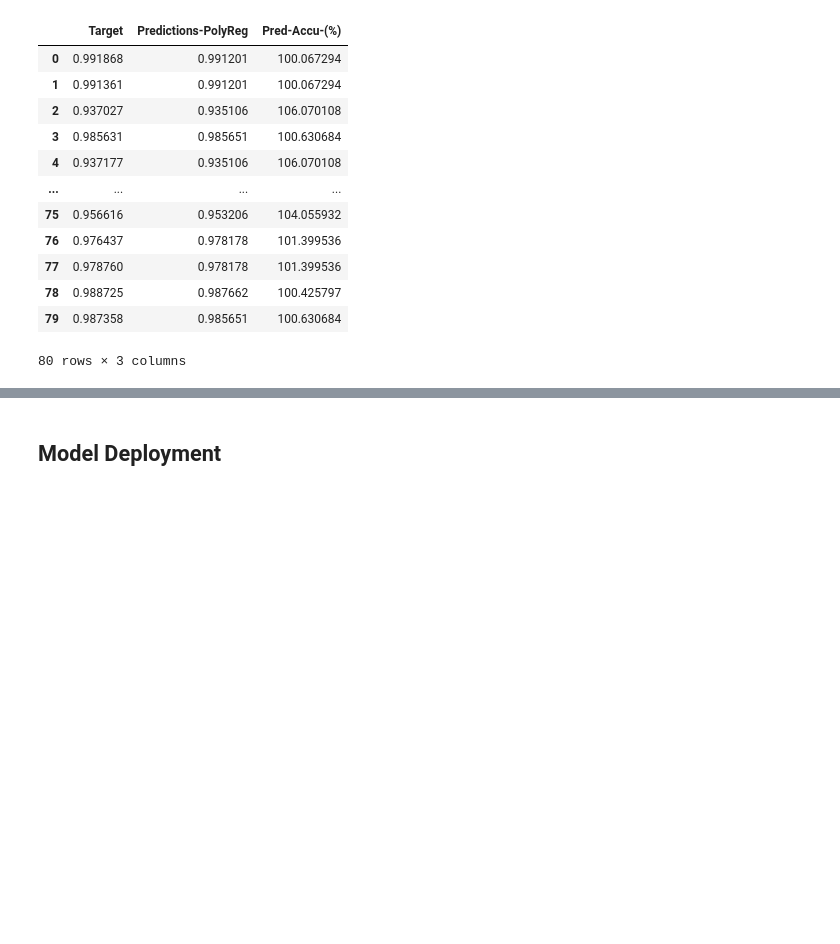
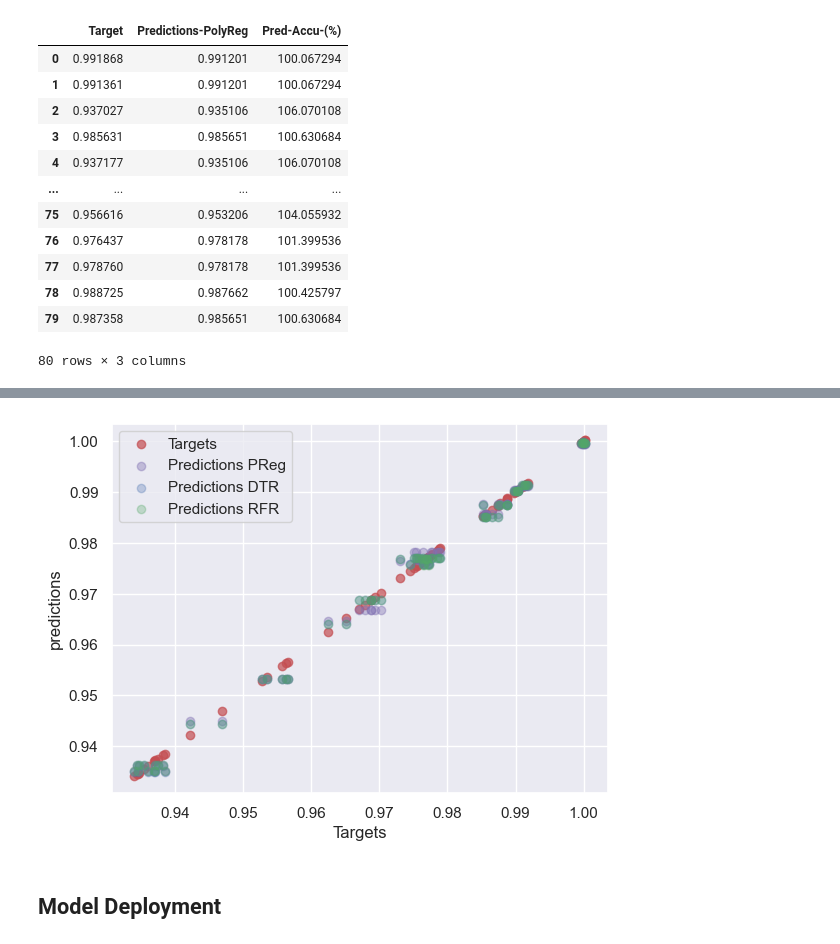
Before and after one commit to nirmalparmarphd/microDSC_error_prediction, a Jupyter notebook: ml_dsc_error_prediction.ipynb, the cells around one changed output, grey strips where cells are left out. Drawn from its saved outputs; the diff is of its cells as text; code cells hidden in the pictures; blank space fills up the shorter version.

```diff
--- a/ml_dsc_error_prediction.ipynb
+++ b/ml_dsc_error_prediction.ipynb
@@ -604 +613,5 @@ Uncertainty of the ANN model: 2.1667 [%]
 Average test prediction precision 97.8333 [%]
+# %%
+result_all = pd.concat([target_test, prediction_polyreg, prediction, prediction_rfr], axis=1, ignore_index=True)
+result_all.columns = ['Target', 'Prediction_pr', 'Prediction_dtr', 'Prediction_rfr']
+result_all
@@ -605,3 +632,14 @@ Average test prediction precision 97.8333 [%]
+# %%
+plt.scatter(result_all['Target'], result_all['Target'], alpha=0.7, color='r', label='Targets')
+plt.scatter(result_all['Target'], result_all.iloc[:,1], alpha=0.4, color='m', label='Predictions PReg')
+plt.scatter(result_all['Target'], result_all.iloc[:,2], alpha=0.3, color='b', label='Predictions DTR')
+plt.scatter(result_all['Target'], result_all.iloc[:,3], alpha=0.3, color='g', label='Predictions RFR')
+plt.ylabel('predictions')
+plt.xlabel('Targets')
+plt.legend()
+plt.savefig('prediction_all_ml.png')
+# %% [output]
+[figure, added]
 # %% [markdown]
 ## Model Deployment
 # %%
```
Also changed, not shown: parts of 17 cells of this notebook, 5 other files.
